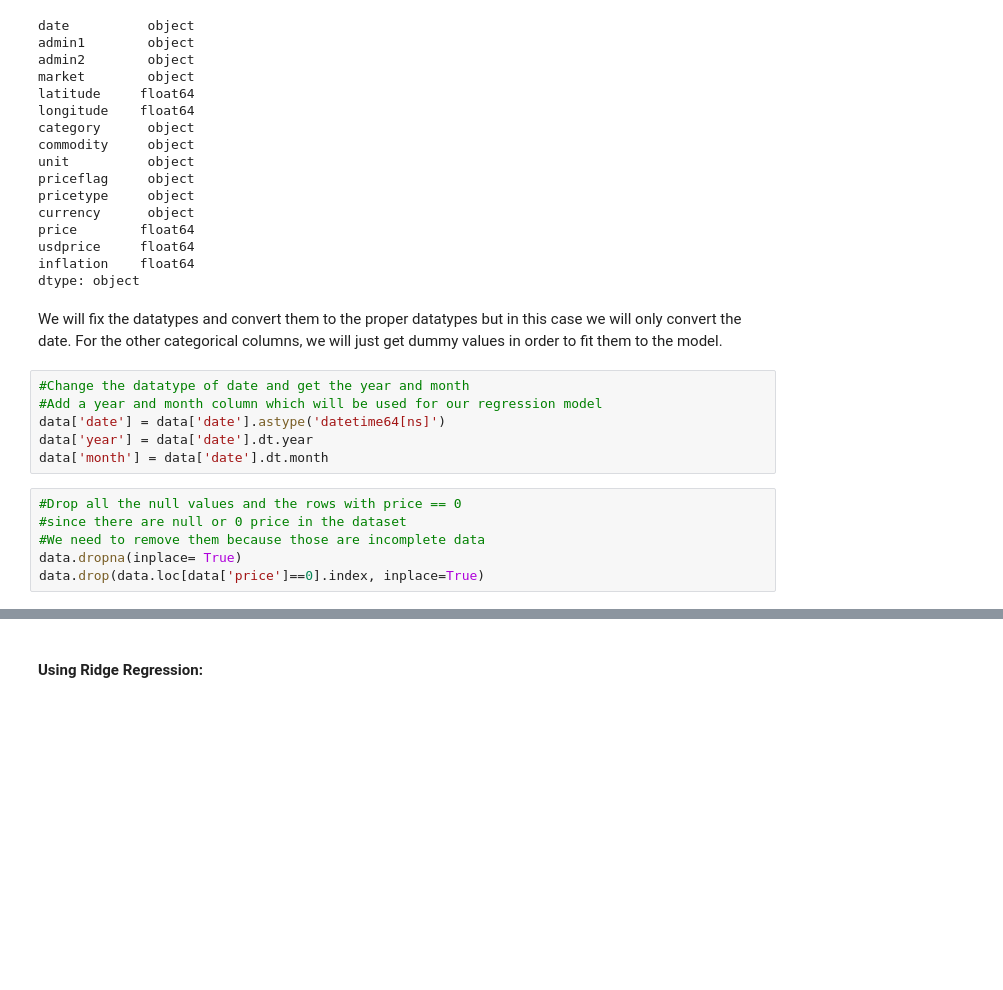
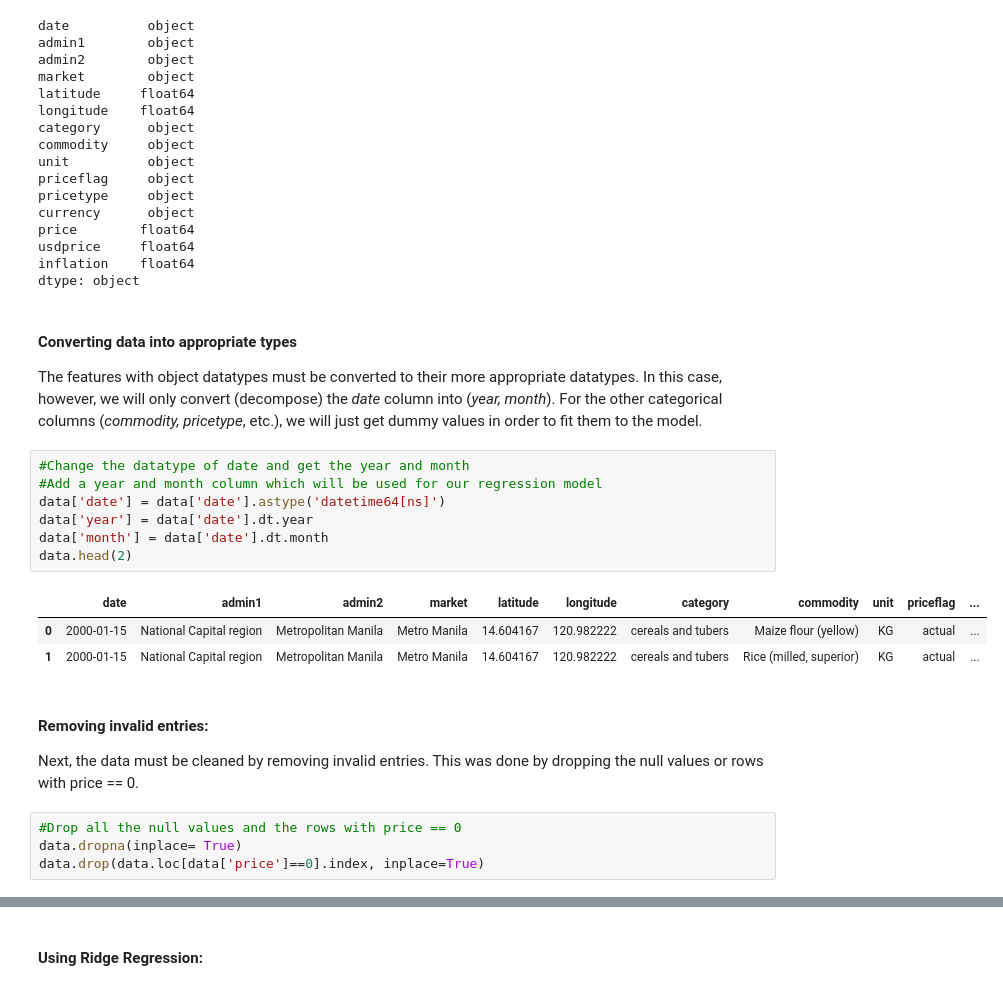
Before and after one commit to adzmco23/cs180-group23-project, a Jupyter notebook: CS-180-Final-Project.ipynb, the cells around one changed output, grey strips where cells are left out. Saved outputs shown, nothing was run; the diff lists cells and outputs as text; blank space fills up the shorter version.

```diff
--- a/CS-180-Final-Project.ipynb
+++ b/CS-180-Final-Project.ipynb
@@ -61,16 +60,24 @@ usdprice     float64
 inflation    float64
 dtype: object
 # %% [markdown]
-We will fix the datatypes and convert them to the proper datatypes but in this case we will only convert the date. For the other categorical columns, we will just get dummy values in order to fit them to the model.
+#### Converting data into appropriate types
+
+The features with object datatypes must be converted to their more appropriate datatypes. In this case, however, we will only convert (decompose) the <i>date</i> column into (<i>year, month</i>). For the other categorical columns (<i>commodity, pricetype</i>, etc.), we will just get dummy values in order to fit them to the model.
 # %%
 #Change the datatype of date and get the year and month
 #Add a year and month column which will be used for our regression model
 data['date'] = data['date'].astype('datetime64[ns]')
 data['year'] = data['date'].dt.year
 data['month'] = data['date'].dt.month
+data.head(2)
+# %% [output]
+|  | date | admin1 | admin2 | market | latitude | longitude | category | commodity | unit | priceflag | ... |
+| 0 | 2000-01-15 | National Capital region | Metropolitan Manila | Metro Manila | 14.604167 | 120.982222 | cereals and tubers | Maize flour (yellow) | KG | actual | ... |
+| 1 | 2000-01-15 | National Capital region | Metropolitan Manila | Metro Manila | 14.604167 | 120.982222 | cereals and tubers | Rice (milled, superior) | KG | actual | ... |
+# %% [markdown]
+#### Removing invalid entries:
+Next, the data must be cleaned by removing invalid entries. This was done by dropping the null values or rows with price == 0.
 # %%
 #Drop all the null values and the rows with price == 0
-#since there are null or 0 price in the dataset
-#We need to remove them because those are incomplete data
 data.dropna(inplace= True)
 data.drop(data.loc[data['price']==0].index, inplace=True)
```
Also changed, not shown: parts of 28 cells of this notebook.
